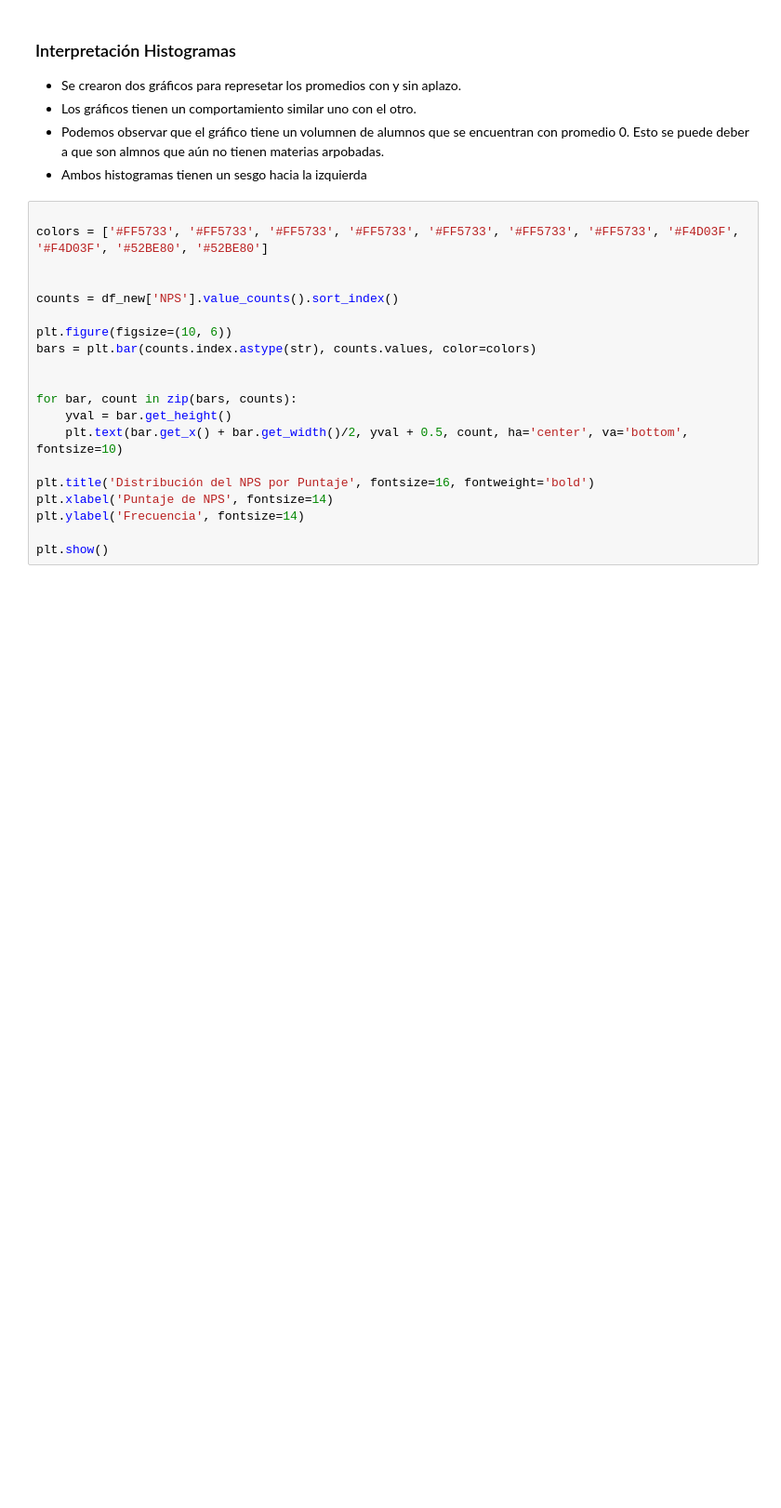
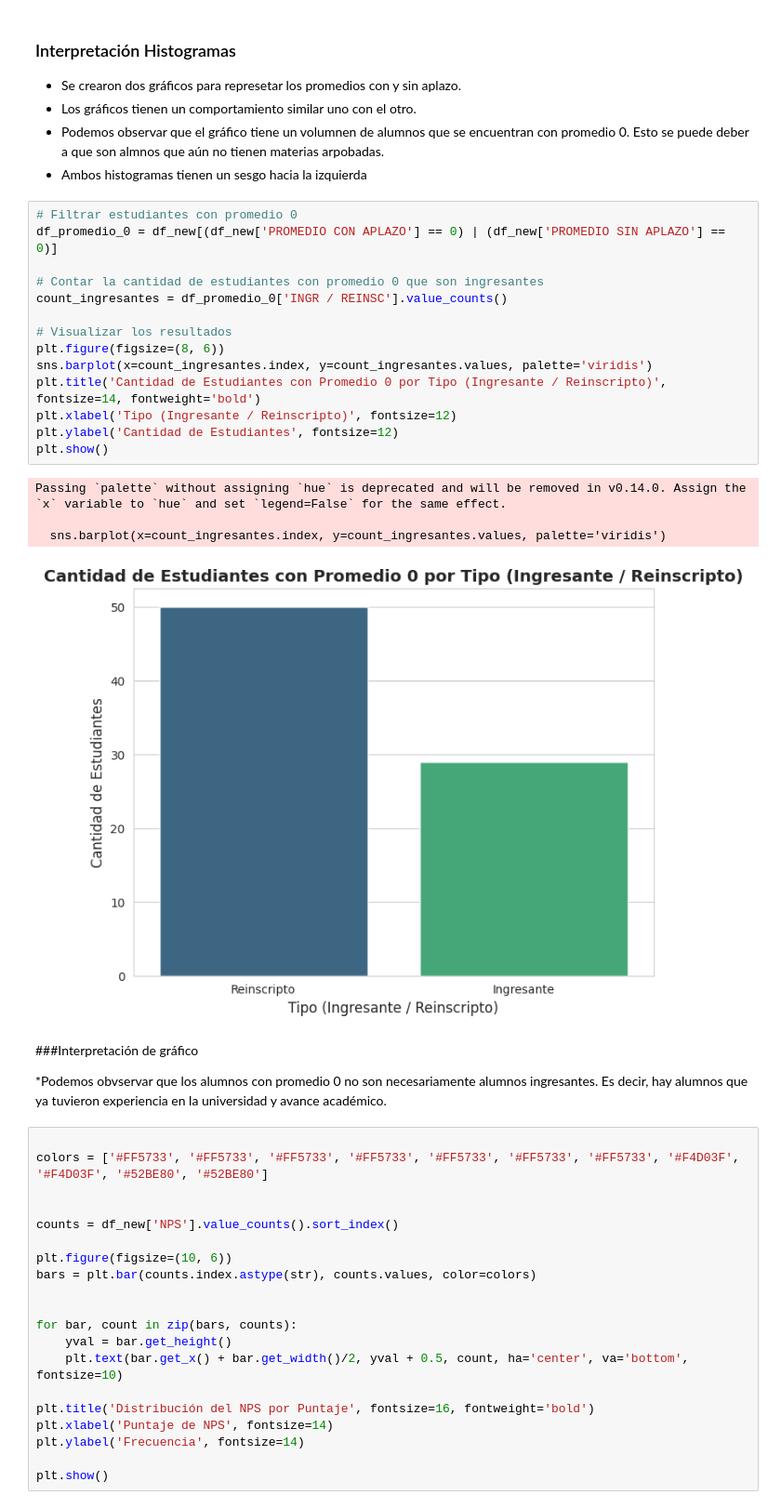
Before and after one commit to Juanmbenitez00/Proyectos, a Jupyter notebook: ProyectoDS_ParteI_Juan_Benitez.ipynb, the cells around one changed output. Shown: that part at 93% size. Drawn from its saved outputs; the diff is of its cells as text; blank space fills up the shorter version.

```diff
--- a/ProyectoDS_ParteI_Juan_Benitez.ipynb
+++ b/ProyectoDS_ParteI_Juan_Benitez.ipynb
@@ -286,6 +286,29 @@ plt.show()
 * Los gráficos tienen un comportamiento similar uno con el otro.
 * Podemos observar que el gráfico tiene un volumnen de alumnos que se encuentran con promedio 0. Esto se puede deber a que son almnos que aún no tienen materias arpobadas.
 * Ambos histogramas tienen un sesgo hacia la izquierda
+# %%
+# Filtrar estudiantes con promedio 0
+df_promedio_0 = df_new[(df_new['PROMEDIO CON APLAZO'] == 0) | (df_new['PROMEDIO SIN APLAZO'] == 0)]
+
+# Contar la cantidad de estudiantes con promedio 0 que son ingresantes
+count_ingresantes = df_promedio_0['INGR / REINSC'].value_counts()
+
+# Visualizar los resultados
+plt.figure(figsize=(8, 6))
+sns.barplot(x=count_ingresantes.index, y=count_ingresantes.values, palette='viridis')
+plt.title('Cantidad de Estudiantes con Promedio 0 por Tipo (Ingresante / Reinscripto)', fontsize=14, fontweight='bold')
+plt.xlabel('Tipo (Ingresante / Reinscripto)', fontsize=12)
+plt.ylabel('Cantidad de Estudiantes', fontsize=12)
+plt.show()
+# %% [output]
+Passing `palette` without assigning `hue` is deprecated and will be removed in v0.14.0. Assign the `x` variable to `hue` and set `legend=False` for the same effect.
+
+  sns.barplot(x=count_ingresantes.index, y=count_ingresantes.values, palette='viridis')
+[figure, added]
+# %% [markdown]
+###Interpretación de gráfico
+
+*Podemos obvservar que los alumnos con promedio 0 no son necesariamente alumnos ingresantes. Es decir, hay alumnos que ya tuvieron experiencia en la universidad y avance académico.
 # %%
 
 colors = ['#FF5733', '#FF5733', '#FF5733', '#FF5733', '#FF5733', '#FF5733', '#FF5733', '#F4D03F', '#F4D03F', '#52BE80', '#52BE80']
```
Also changed, not shown: parts of 1 cell of this notebook.
